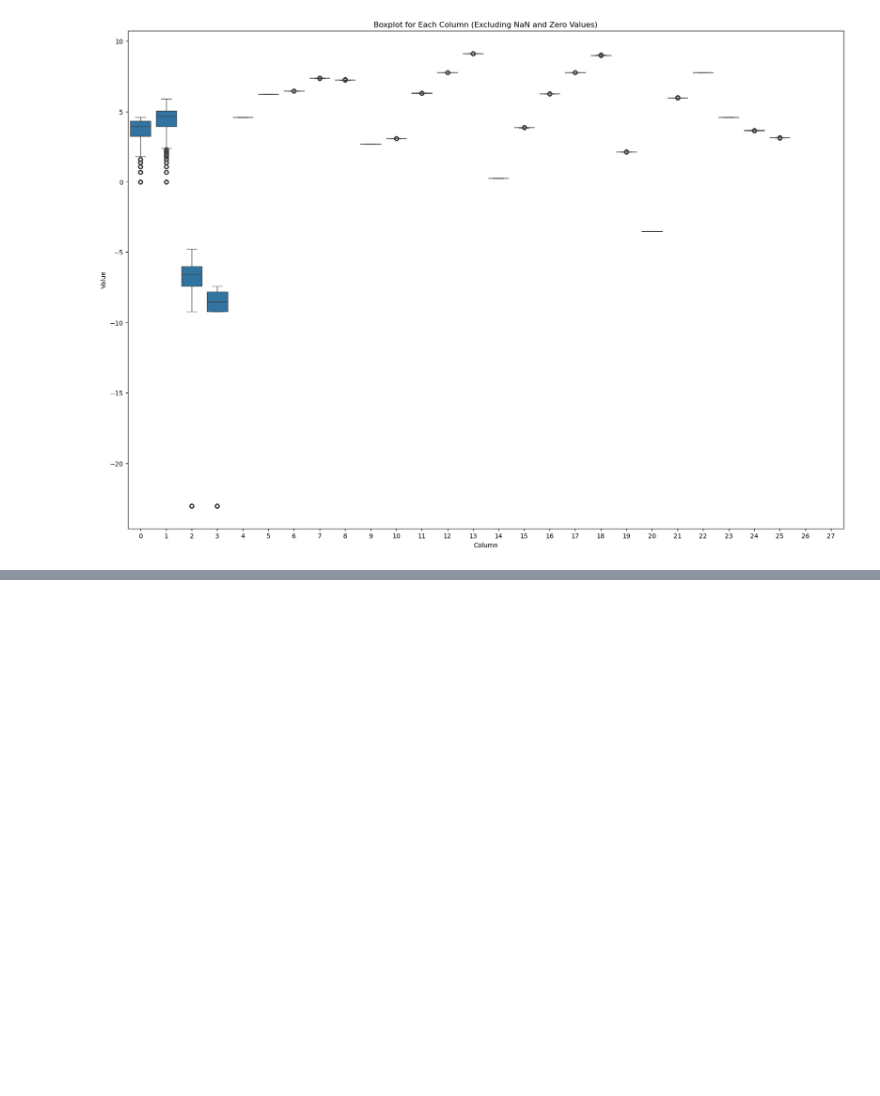
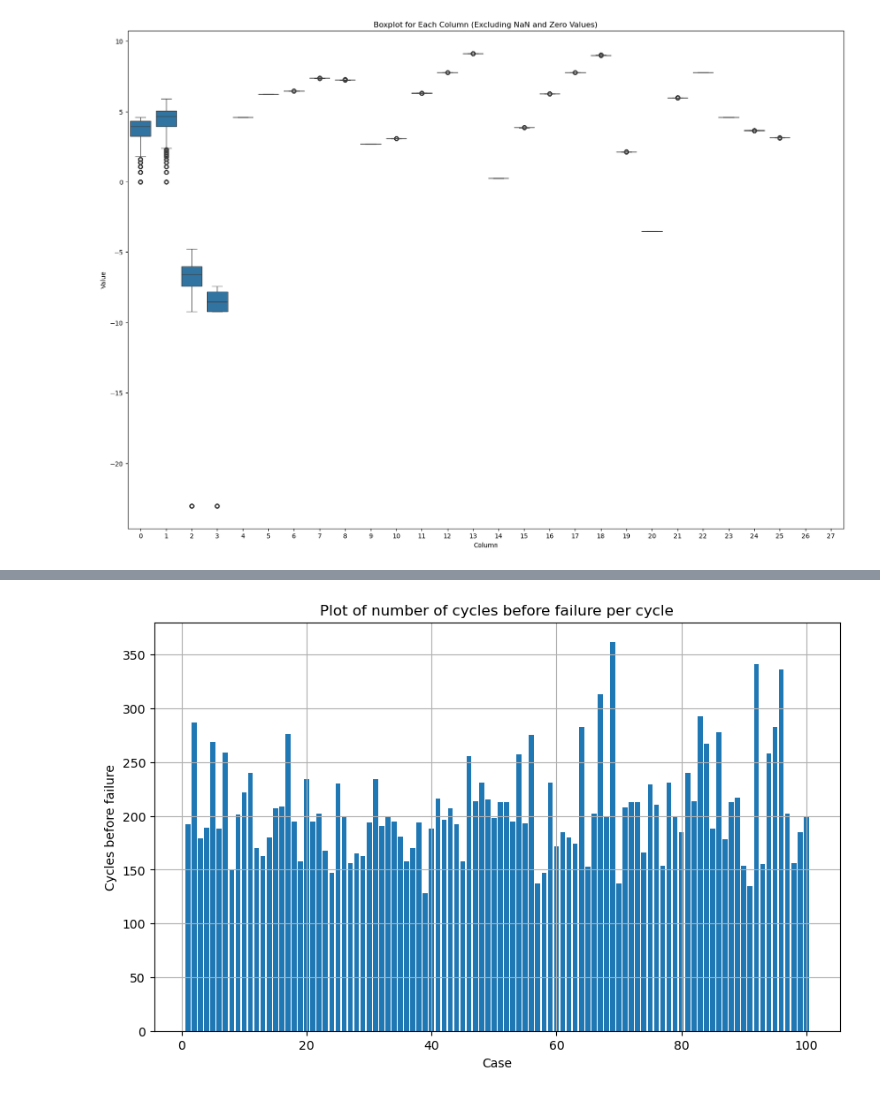
Before and after one commit to Vozikis/Aircraft-Sensors-Experiment, a Jupyter notebook: main_file.ipynb, the cells around one changed output, grey strips where cells are left out. Saved outputs shown, nothing was run; the diff lists cells and outputs as text; code cells hidden in the pictures; blank space fills up the shorter version.

Commit message:
plotting cycles before failure per case

```diff
--- a/main_file.ipynb
+++ b/main_file.ipynb
@@ -95,3 +95,17 @@ plt.title('Boxplot for Each Column (Excluding NaN and Zero Values)')
 plt.show()
 # %% [output]
 [figure]
+# %%
+df_result = pd.DataFrame(columns=['Case', 'Cycles before failure'])
+
+changes = train_df.iloc[:, 0].ne(train_df.iloc[:, 0].shift()).cumsum()
+
+
+result_rows = []
+
+for unique_val in changes.unique():
+    last_index = changes[changes == unique_val].index[-1]
+    result_rows.append({'Case':train_df.iloc[last_index, 0], 'Cycles before failure': train_df.iloc[last_index, 1]})
+
+df_result = pd.DataFrame(result_rows)
+df_result
@@ -97,0 +126,11 @@ plt.show()
+# %%
+plt.figure(figsize=(10, 6))
+plt.bar(df_result['Case'], df_result['Cycles before failure'])
+
+plt.xlabel('Case')
+plt.ylabel('Cycles before failure')
+plt.title('Plot of number of cycles before failure per cycle')
+plt.grid(True)
+plt.show()
+# %% [output]
+[figure, added]
```
Also changed, not shown: parts of 1 cell of this notebook.
